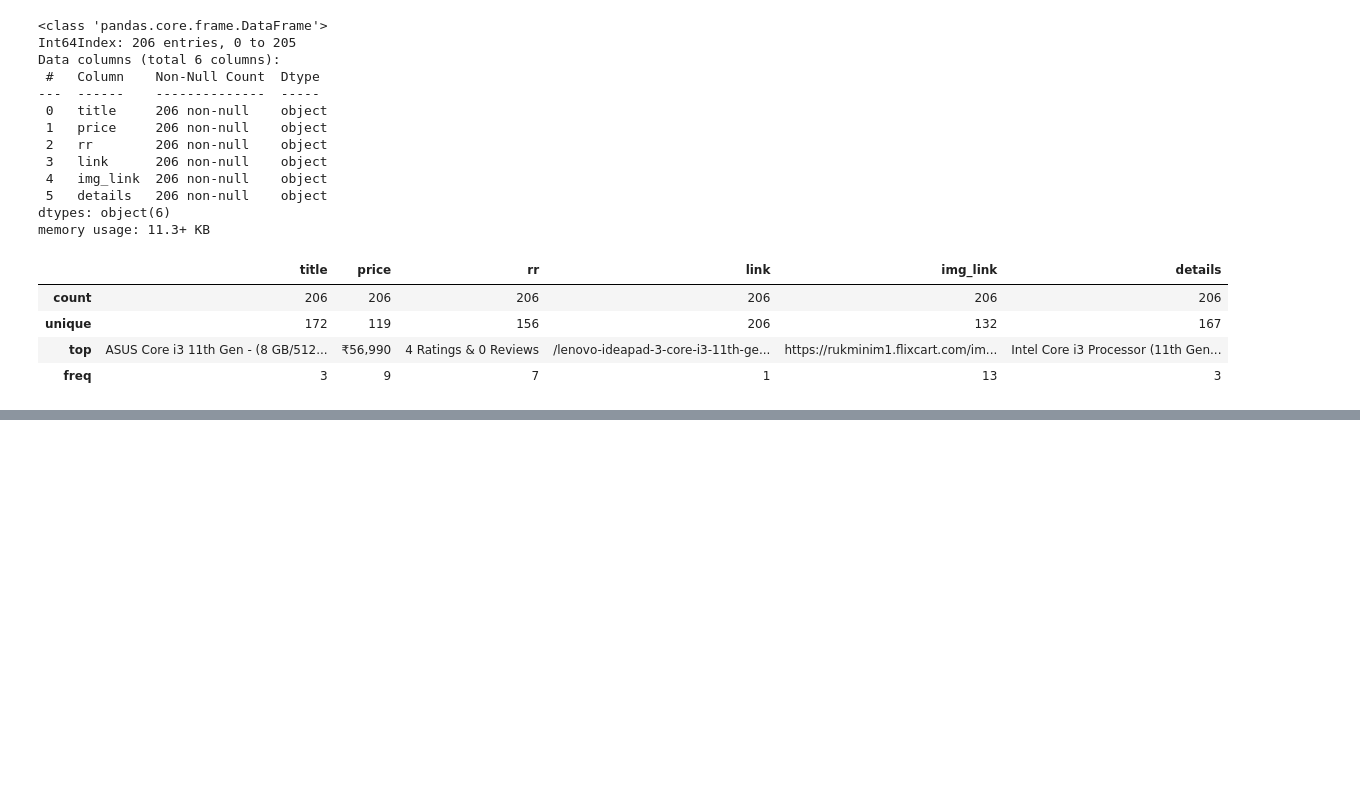
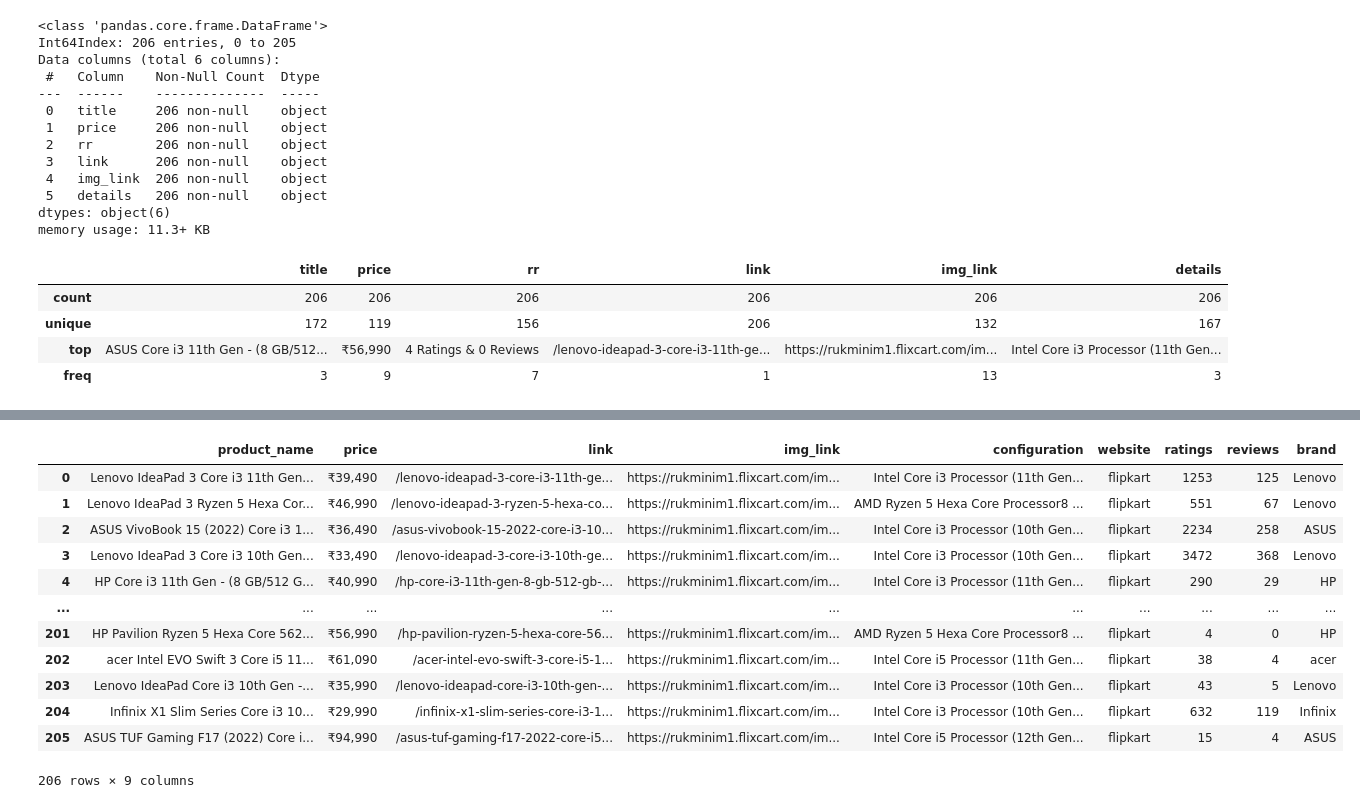
Before and after one commit to digipodium/DP-JUN-PYDS-330-MTTF, a Jupyter notebook: data_science/data_analysis2.ipynb, the cells around one changed output, grey strips where cells are left out. Cells and saved outputs as stored; diff of their text form; code cells hidden in the pictures; blank space fills up the shorter version.

```diff
--- a/data_science/data_analysis2.ipynb
+++ b/data_science/data_analysis2.ipynb
@@ -147,0 +153,3 @@ df.describe()
+# %%
+# 2. adding column
+df['website'] = 'flipkart'
@@ -147,0 +172,24 @@ df.describe()
+# %%
+# fun to extract rating
+import numpy as np
+
+def extract_rating(value):
+    if value:
+        value_0 = value.split()[0]
+        value_0 = value_0.replace(',','')
+        return int(value_0)
+    else:
+        return np.nan
+
+def extract_reviews(value):
+    try:
+        return int(value.split()[-2].replace(',',''))
+    except:
+        return 0
+
+# 3. adding columns with functions
+df['ratings'] = df['rr'].apply(extract_rating)
+df['reviews'] = df['rr'].apply(extract_reviews)
+# %%
+# 4. dropting columns
+df.drop(columns=['rr'], inplace=True)
@@ -147,0 +199,16 @@ df.describe()
+# %%
+df
+# %% [output]
+|  | product_name | price | link | img_link | configuration | website | ratings | reviews | brand |
+| 0 | Lenovo IdeaPad 3 Core i3 11th Gen... | ₹39,490 | /lenovo-ideapad-3-core-i3-11th-ge... | https://rukminim1.flixcart.com/im... | Intel Core i3 Processor (11th Gen... | flipkart | 1253 | 125 | Lenovo |
+| 1 | Lenovo IdeaPad 3 Ryzen 5 Hexa Cor... | ₹46,990 | /lenovo-ideapad-3-ryzen-5-hexa-co... | https://rukminim1.flixcart.com/im... | AMD Ryzen 5 Hexa Core Processor8 ... | flipkart | 551 | 67 | Lenovo |
+| 2 | ASUS VivoBook 15 (2022) Core i3 1... | ₹36,490 | /asus-vivobook-15-2022-core-i3-10... | https://rukminim1.flixcart.com/im... | Intel Core i3 Processor (10th Gen... | flipkart | 2234 | 258 | ASUS |
+| 3 | Lenovo IdeaPad 3 Core i3 10th Gen... | ₹33,490 | /lenovo-ideapad-3-core-i3-10th-ge... | https://rukminim1.flixcart.com/im... | Intel Core i3 Processor (10th Gen... | flipkart | 3472 | 368 | Lenovo |
+| 4 | HP Core i3 11th Gen - (8 GB/512 G... | ₹40,990 | /hp-core-i3-11th-gen-8-gb-512-gb-... | https://rukminim1.flixcart.com/im... | Intel Core i3 Processor (11th Gen... | flipkart | 290 | 29 | HP |
+| ... | ... | ... | ... | ... | ... | ... | ... | ... | ... |
+| 201 | HP Pavilion Ryzen 5 Hexa Core 562... | ₹56,990 | /hp-pavilion-ryzen-5-hexa-core-56... | https://rukminim1.flixcart.com/im... | AMD Ryzen 5 Hexa Core Processor8 ... | flipkart | 4 | 0 | HP |
+| 202 | acer Intel EVO Swift 3 Core i5 11... | ₹61,090 | /acer-intel-evo-swift-3-core-i5-1... | https://rukminim1.flixcart.com/im... | Intel Core i5 Processor (11th Gen... | flipkart | 38 | 4 | acer |
+| 203 | Lenovo IdeaPad Core i3 10th Gen -... | ₹35,990 | /lenovo-ideapad-core-i3-10th-gen-... | https://rukminim1.flixcart.com/im... | Intel Core i3 Processor (10th Gen... | flipkart | 43 | 5 | Lenovo |
+| 204 | Infinix X1 Slim Series Core i3 10... | ₹29,990 | /infinix-x1-slim-series-core-i3-1... | https://rukminim1.flixcart.com/im... | Intel Core i3 Processor (10th Gen... | flipkart | 632 | 119 | Infinix |
+| 205 | ASUS TUF Gaming F17 (2022) Core i... | ₹94,990 | /asus-tuf-gaming-f17-2022-core-i5... | https://rukminim1.flixcart.com/im... | Intel Core i5 Processor (12th Gen... | flipkart | 15 | 4 | ASUS |
+206 rows × 9 columns
```
Also changed, not shown: parts of 20 cells of this notebook, 1 other file.
